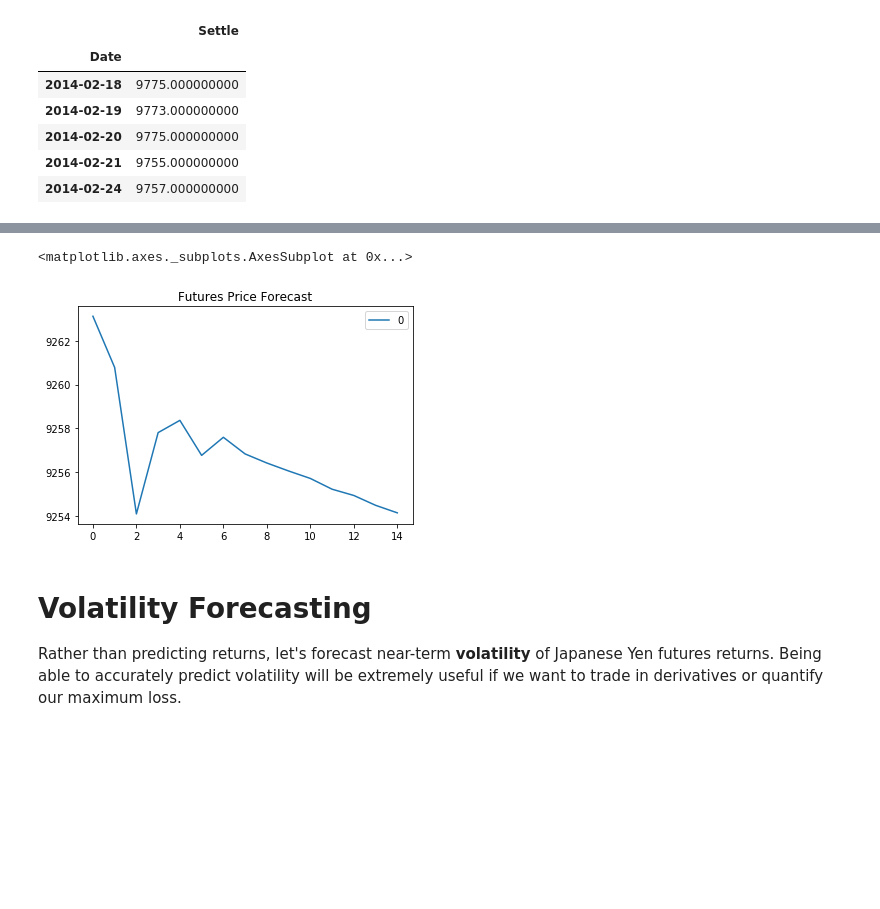
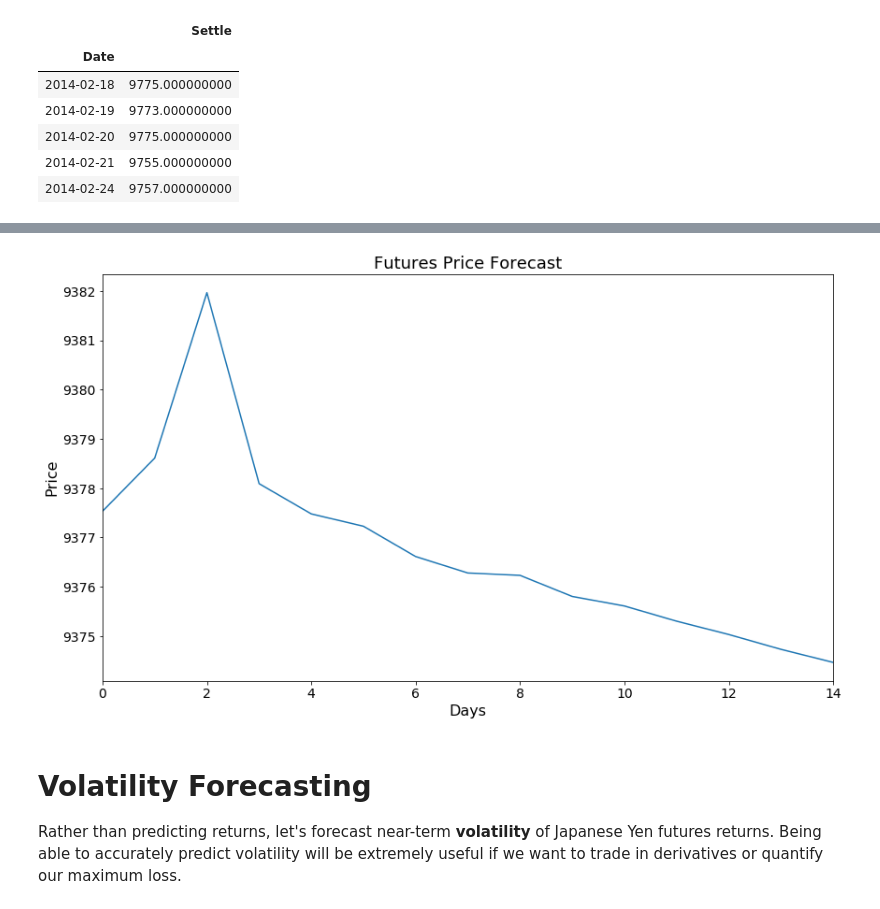
Before and after one commit to joshmiller32/Time_Series_Analysis_Japanese_Yen, a Jupyter notebook: time_series_analysis.ipynb, the cells around one changed output, grey strips where cells are left out. Cells and saved outputs as stored; diff of their text form; code cells hidden in the pictures; blank space fills up the shorter version.

```diff
--- a/time_series_analysis.ipynb
+++ b/time_series_analysis.ipynb
@@ -367,7 +371,7 @@ Roots
  3. Construct a 15 day (3 week) forecast for the Settle Price. What does the model forecast will happen to the Japanese Yen in the near term?
 # %%
 # For ARIMA, construct a dataframe using just the futures "Settle" prices:
-df = # YOUR CODE HERE
+df = fut[['Settle']]
 df.head()
 # %% [output]
 |  | Settle |
@@ -381,12 +385,12 @@ df.head()
 from statsmodels.tsa.arima_model import ARIMA
 # Estimate and ARIMA Model:
 # Hint: ARIMA(df, order=(p, d, q))
-model = # YOUR CODE HERE
-model_fit = # YOUR CODE HERE
+model = ARIMA(df, order =(5, 1, 1))
+model_fit = model.fit()
 # Output model summary results:
 print(model_fit.summary())
 # plot residual errors:
-residuals = # YOUR CODE HERE
+residuals = model_fit.resid
 residuals.plot(title="Noise (Model Residuals)")
 plt.show()
 print(residuals.describe())
@@ -421,11 +425,14 @@ max    325.375471649
 # %%
 # Construct a 15 day (3 week) forecast for the Settle Price.
 # What does the model forecast will happen to the Japanese Yen in the near term?
 # Specifically, construct a pandas DataFrame containing ARIMA model forecasts for a 15-day window:
-# YOUR CODE HERE
+ax = pd.DataFrame(model_fit.forecast(steps = 15)[0]).plot(fontsize = 14, figsize = (14,8), legend = False)
+ax.set_xlabel('Days', fontsize = 16)
+ax.set_title('Futures Price Forecast',fontsize = 18)
+ax.set_ylabel('Price', fontsize = 16)
+plt.show()
 # %% [output]
-<matplotlib.axes._subplots.AxesSubplot at 0x...>
-[figure, old version]
+[figure, new version]
 # %% [markdown]
  # Volatility Forecasting
 
```
Also changed, not shown: parts of 39 cells of this notebook.
